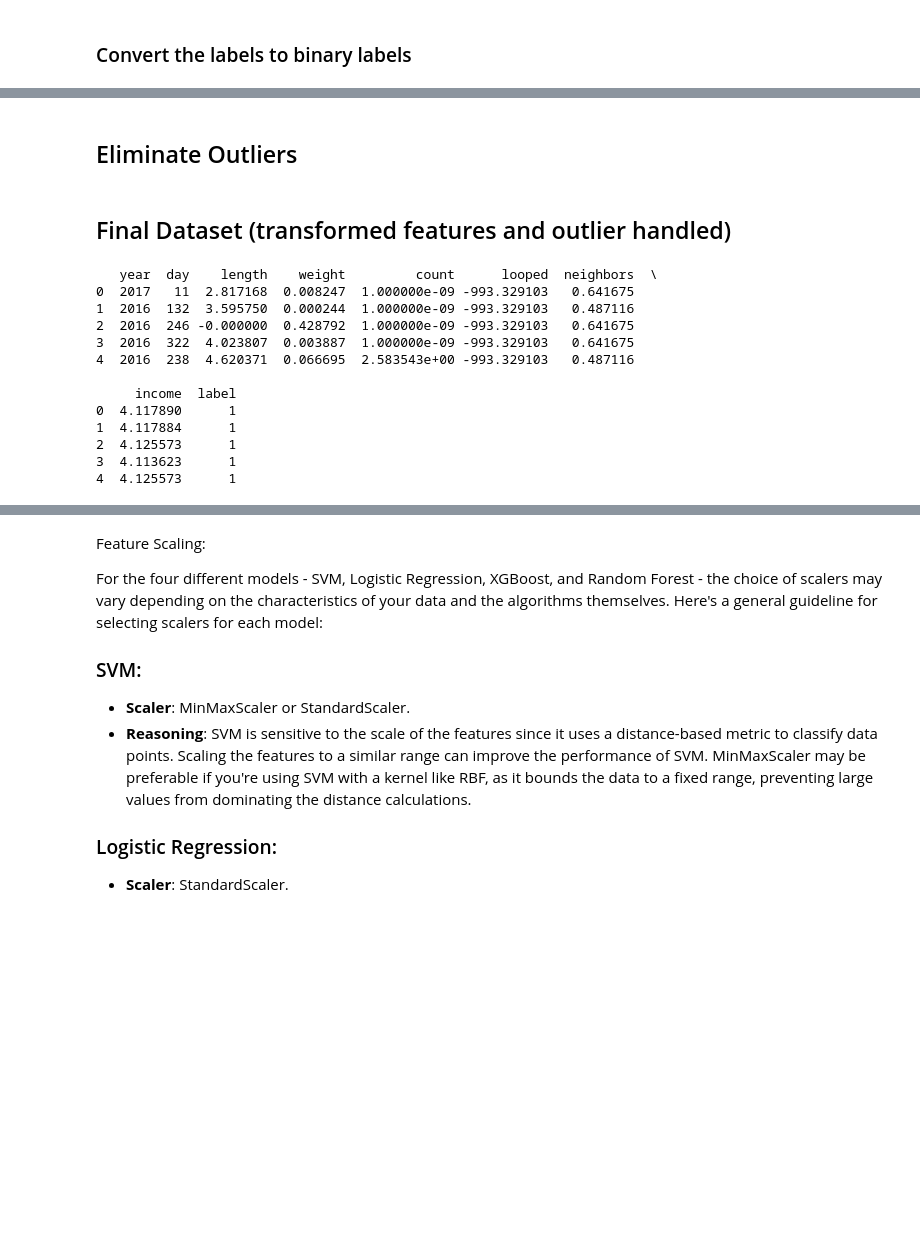
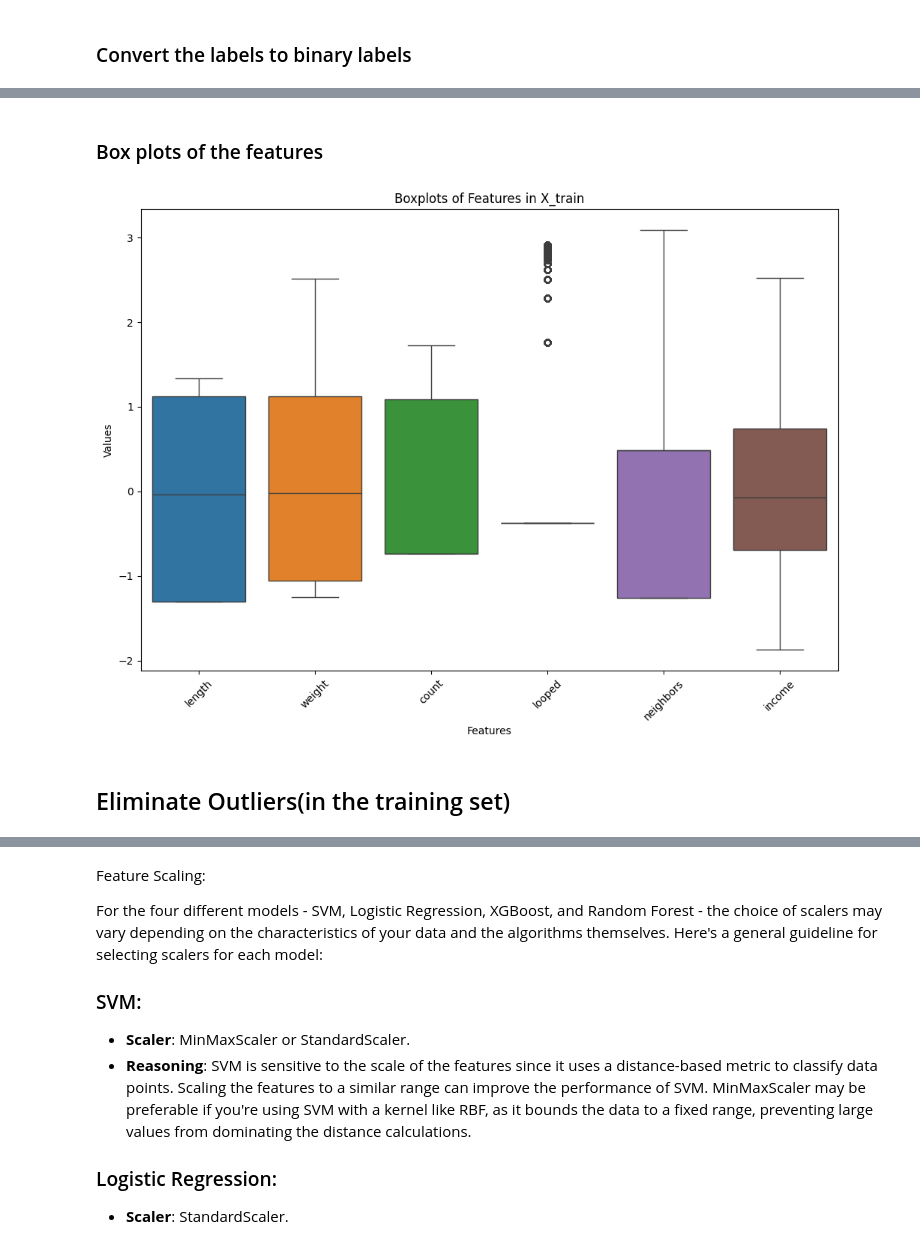
Before and after one commit to cepdnaclk/e19-co544-Bitcoin-Transaction-Analysis-for-Ransomware-Identification, a Jupyter notebook: Data_Preprocessing.ipynb, the cells around one changed output, grey strips where cells are left out. Saved outputs shown, nothing was run; the diff lists cells and outputs as text; code cells hidden in the pictures; blank space fills up the shorter version.

```diff
--- a/Data_Preprocessing.ipynb
+++ b/Data_Preprocessing.ipynb
@@ -32,10 +32,10 @@ def convert_to_binary(label):
         return 1  # Assign 1 for 'Ransomware' class
 
 # Apply the function to create a new binary label column
-bitcoin_dataset['Binary_Label'] = bitcoin_dataset['label'].apply(convert_to_binary)
+bitcoin_dataset['label'] = bitcoin_dataset['label'].apply(convert_to_binary)
 
 # Check for missing values in the target variable
-missing_target = bitcoin_dataset['Binary_Label'].isna().sum()
+missing_target = bitcoin_dataset['label'].isna().sum()
 print(f"Number of missing values in target: {missing_target}")
 
 # Check the updated DataFrame
@@ -91,0 +188,18 @@ bitcoin_dataset['income_transformed'] = yeojohnson_transform(bitcoin_dataset['in
+# %%
+# Drop the original columns from the concatenated datasets
+X_train.drop(features_to_transform, axis=1, inplace=True)
+X_test.drop(features_to_transform, axis=1, inplace=True)
+
+
+# Concatenate the transformed features to the original datasets
+X_train = pd.concat([X_train, pd.DataFrame(X_train_transformed, columns=features_to_transform)], axis=1)
+X_test = pd.concat([X_test, pd.DataFrame(X_test_transformed, columns=features_to_transform)], axis=1)
+
+
+# Display the first few rows of the concatenated training set after dropping columns
+print("Concatenated Training Set (After Dropping Original Columns):")
+print(X_train.head())
+
+# Display the first few rows of the concatenated test set after dropping columns
+print("\nConcatenated Test Set (After Dropping Original Columns):")
+print(X_test.head())
@@ -92,5 +224,24 @@ bitcoin_dataset['income_transformed'] = yeojohnson_transform(bitcoin_dataset['in
+# %% [markdown]
+### Box plots of the features
+# %%
+import seaborn as sns
+import matplotlib.pyplot as plt
+
+# Define the features to plot
+features_to_plot = ['length', 'weight', 'count', 'looped', 'neighbors', 'income']
+
+# Create boxplots for each feature
+plt.figure(figsize=(12, 8))
+sns.boxplot(data=X_train[features_to_plot])
+plt.title('Boxplots of Features in X_train')
+plt.xlabel('Features')
+plt.ylabel('Values')
+plt.xticks(rotation=45)  # Rotate x-axis labels for better visibility
+plt.show()
+# %% [output]
+[figure, added]
 # %% [markdown]
-## Eliminate Outliers
+## Eliminate Outliers(in the training set)
 # %%
 from scipy import stats
 
@@ -112,28 +264,3 @@ bitcoin_dataset_no_outliers = bitcoin_dataset[~outliers]
 # # Visualize the transformed features after removing outliers
 # for feature in features:
 #     plot_transformations(bitcoin_dataset_no_outliers[f'{feature}_transformed'], f'{feature} (No Outliers)')
-# %% [markdown]
-## Final Dataset (transformed features and outlier handled)
-# %%
-# Construct the dataset using transformed features with renamed columns
-bitcoin_df = bitcoin_dataset_no_outliers[['year', 'day', 'length_transformed', 'weight_transformed', 'count_transformed', 'looped_transformed', 'neighbors_transformed', 'income_transformed','Binary_Label']].copy()
-
-# Rename the columns
-bitcoin_df.columns = ['year', 'day', 'length', 'weight', 'count', 'looped', 'neighbors', 'income','label']
-
-# Print the DataFrame
-print(bitcoin_df.head())
-# %% [output]
-   year  day    length    weight         count      looped  neighbors  \
-0  2017   11  2.817168  0.008247  1.000000e-09 -993.329103   0.641675
-1  2016  132  3.595750  0.000244  1.000000e-09 -993.329103   0.487116
-2  2016  246 -0.000000  0.428792  1.000000e-09 -993.329103   0.641675
-3  2016  322  4.023807  0.003887  1.000000e-09 -993.329103   0.641675
-4  2016  238  4.620371  0.066695  2.583543e+00 -993.329103   0.487116
-
-     income  label
-0  4.117890      1
-1  4.117884      1
-2  4.125573      1
-3  4.113623      1
-4  4.125573      1
```
Also changed, not shown: parts of 23 cells of this notebook.
